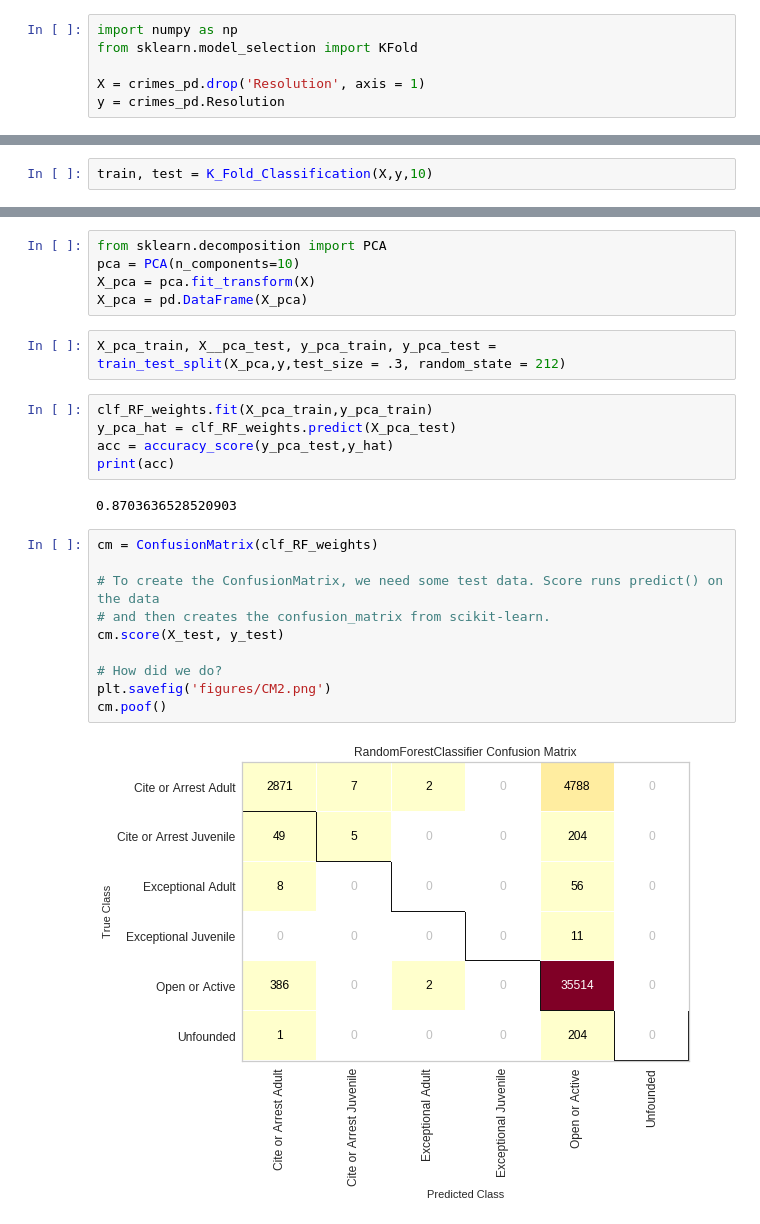
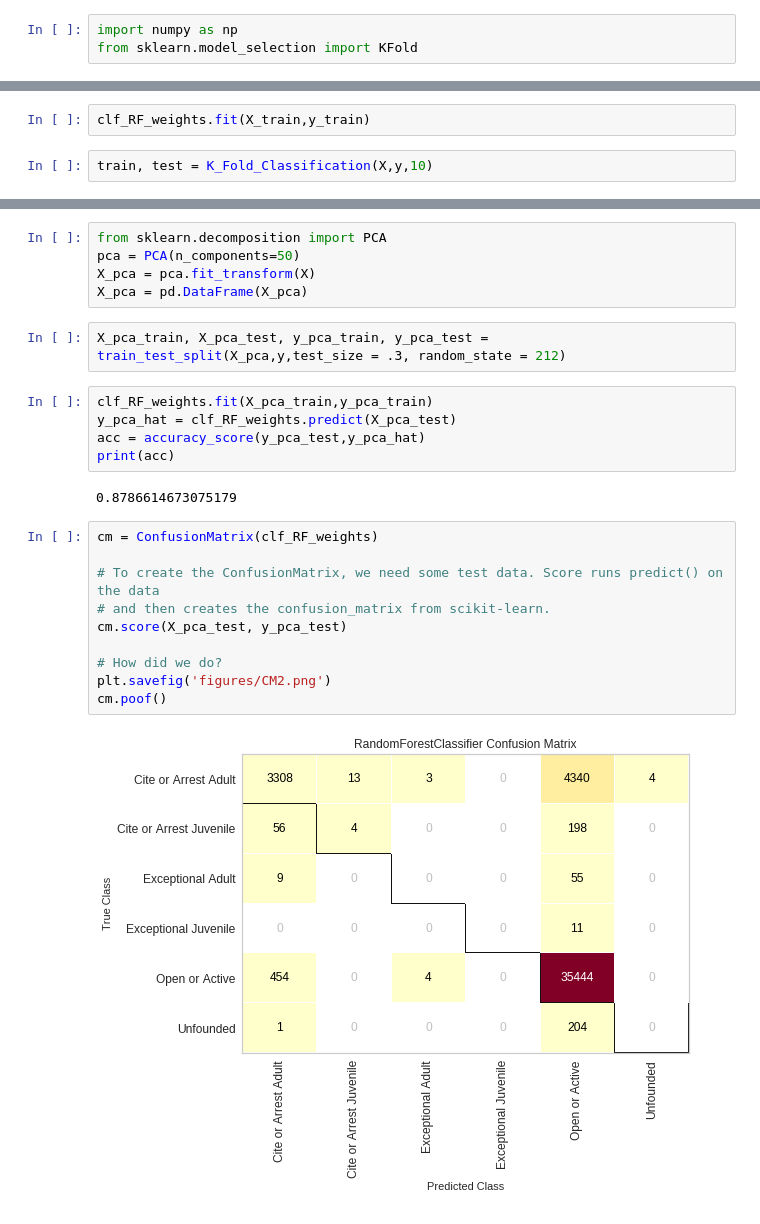
Before and after one commit to doumbiassa/sanfrancisco_crime_reports, a Jupyter notebook: md_sanfrancisco_crime.ipynb, the cells around one changed output, grey strips where cells are left out. Drawn from its saved outputs; the diff is of its cells as text.

```diff
--- a/md_sanfrancisco_crime.ipynb
+++ b/md_sanfrancisco_crime.ipynb
@@ -479,7 +477,4 @@ crimes_pd.to_csv("data/crime_data.csv", index=False)
 # %%
 import numpy as np
 from sklearn.model_selection import KFold
-
-X = crimes_pd.drop('Resolution', axis = 1)
-y = crimes_pd.Resolution
 # %%
@@ -596,6 +591,8 @@ clf_RF_weights = RandomForestClassifier(
     max_depth= 20,
     max_features='auto',
     n_estimators= 1000)
+# %%
+clf_RF_weights.fit(X_train,y_train)
 # %%
 train, test = K_Fold_Classification(X,y,10)
 # %%
@@ -635,26 +645,26 @@ cm.poof()
 # %%
 from sklearn.decomposition import PCA
-pca = PCA(n_components=10)
+pca = PCA(n_components=50)
 X_pca = pca.fit_transform(X)
 X_pca = pd.DataFrame(X_pca)
 # %%
-X_pca_train, X__pca_test, y_pca_train, y_pca_test = train_test_split(X_pca,y,test_size = .3, random_state = 212)
+X_pca_train, X_pca_test, y_pca_train, y_pca_test = train_test_split(X_pca,y,test_size = .3, random_state = 212)
 # %%
 clf_RF_weights.fit(X_pca_train,y_pca_train)
 y_pca_hat = clf_RF_weights.predict(X_pca_test)
-acc = accuracy_score(y_pca_test,y_hat)
+acc = accuracy_score(y_pca_test,y_pca_hat)
 print(acc)
 # %% [output]
-0.8703636528520903
+0.8786614673075179
 # %%
 cm = ConfusionMatrix(clf_RF_weights)
 
 # To create the ConfusionMatrix, we need some test data. Score runs predict() on the data
 # and then creates the confusion_matrix from scikit-learn.
-cm.score(X_test, y_test)
+cm.score(X_pca_test, y_pca_test)
 
 # How did we do?
 plt.savefig('figures/CM2.png')
 cm.poof()
 # %% [output]
-[figure, old version]
+[figure, new version]
```
Also changed, not shown: parts of 16 cells of this notebook, 9 other files.
